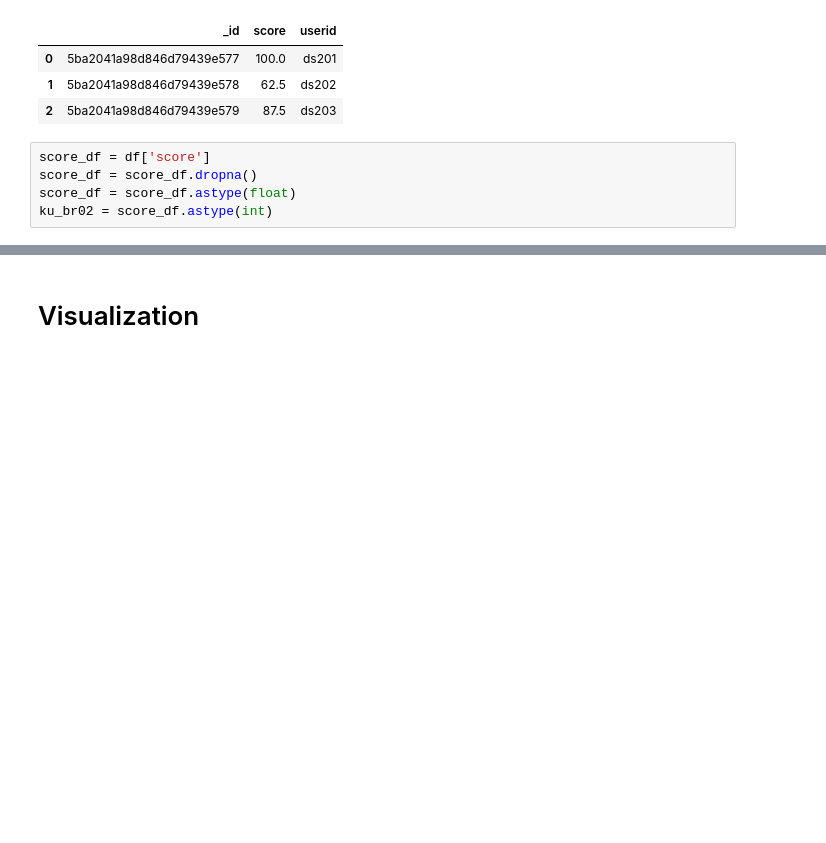
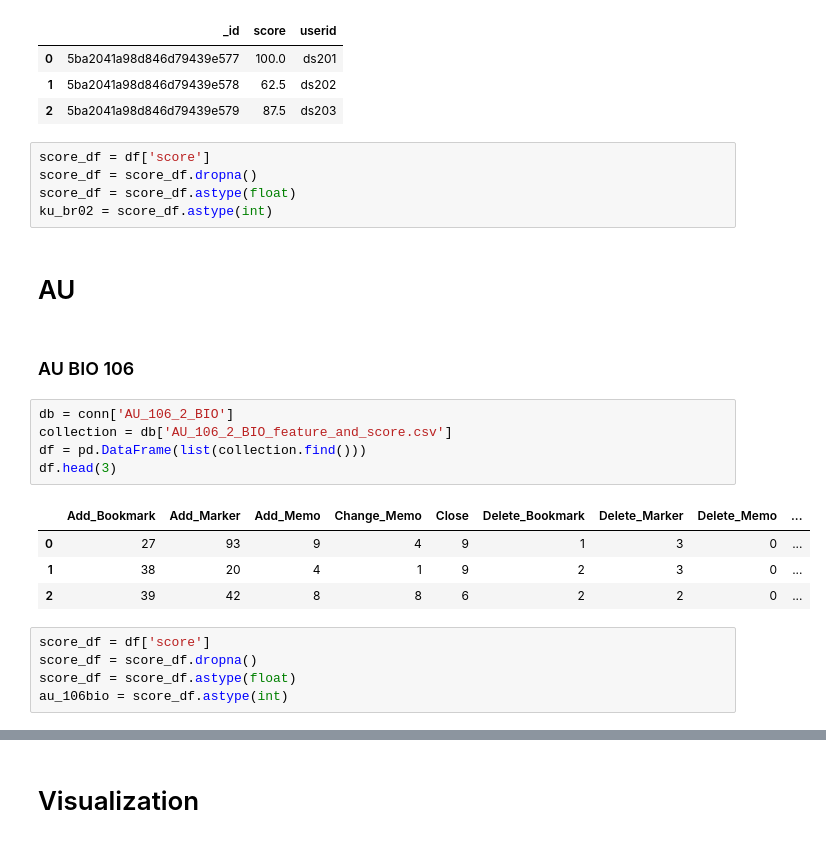
Before and after one commit to owen198/kslab, a Jupyter notebook: ds_comparision/datasets.ipynb, the cells around one changed output, grey strips where cells are left out. Drawn from its saved outputs; the diff is of its cells as text; blank space fills up the shorter version.

```diff
--- a/ds_comparision/datasets.ipynb
+++ b/ds_comparision/datasets.ipynb
@@ -272,3 +274,22 @@ score_df = df['score']
 score_df = score_df.dropna()
 score_df = score_df.astype(float)
 ku_br02 = score_df.astype(int)
+# %% [markdown]
+# AU
+# %% [markdown]
+### AU BIO 106
+# %%
+db = conn['AU_106_2_BIO']
+collection = db['AU_106_2_BIO_feature_and_score.csv']
+df = pd.DataFrame(list(collection.find()))
+df.head(3)
+# %% [output]
+|  | Add_Bookmark | Add_Marker | Add_Memo | Change_Memo | Close | Delete_Bookmark | Delete_Marker | Delete_Memo | ... |
+| 0 | 27 | 93 | 9 | 4 | 9 | 1 | 3 | 0 | ... |
+| 1 | 38 | 20 | 4 | 1 | 9 | 2 | 3 | 0 | ... |
+| 2 | 39 | 42 | 8 | 8 | 6 | 2 | 2 | 0 | ... |
+# %%
+score_df = df['score']
+score_df = score_df.dropna()
+score_df = score_df.astype(float)
+au_106bio = score_df.astype(int)
```
Also changed, not shown: parts of 10 cells of this notebook, 11 other files.
